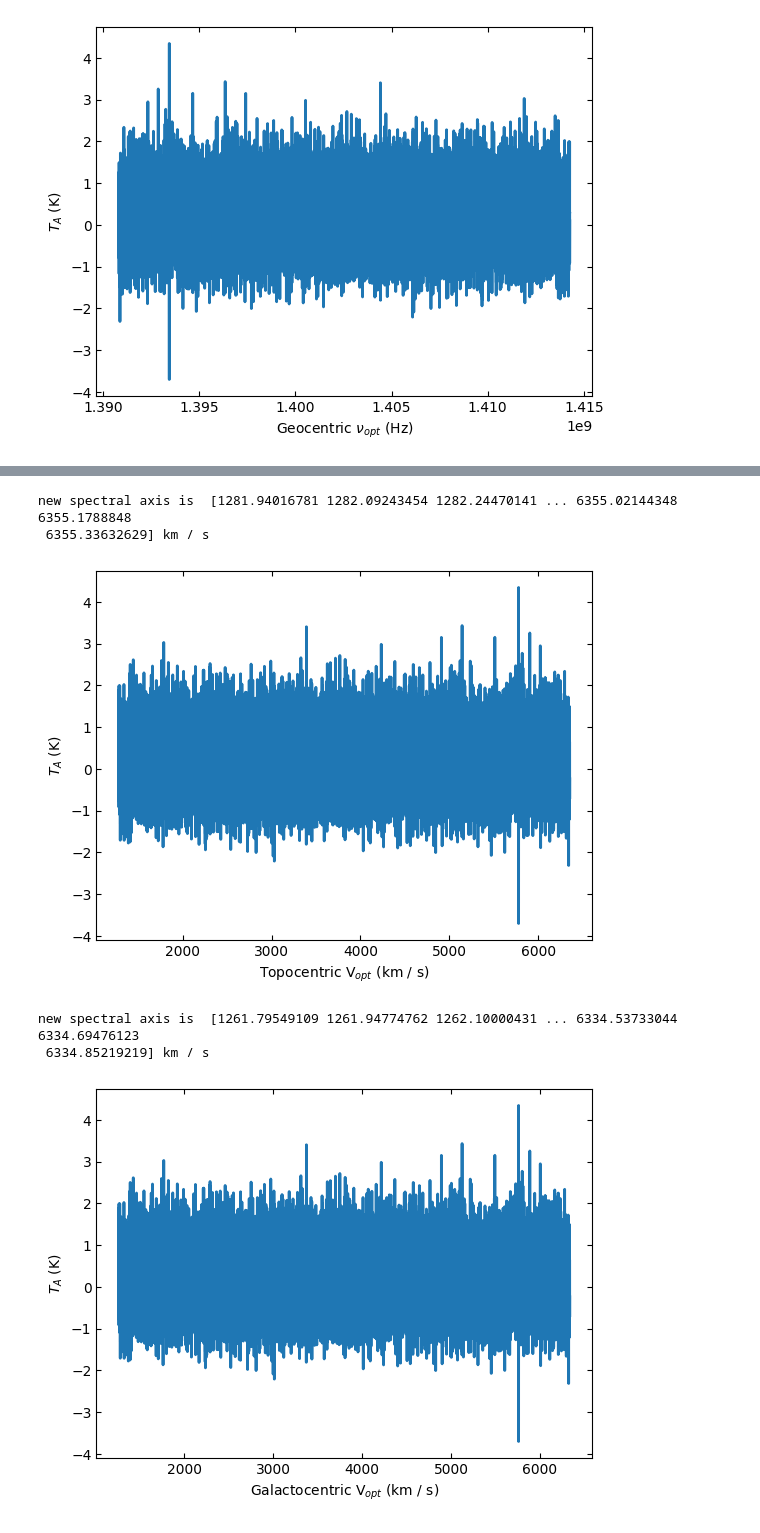
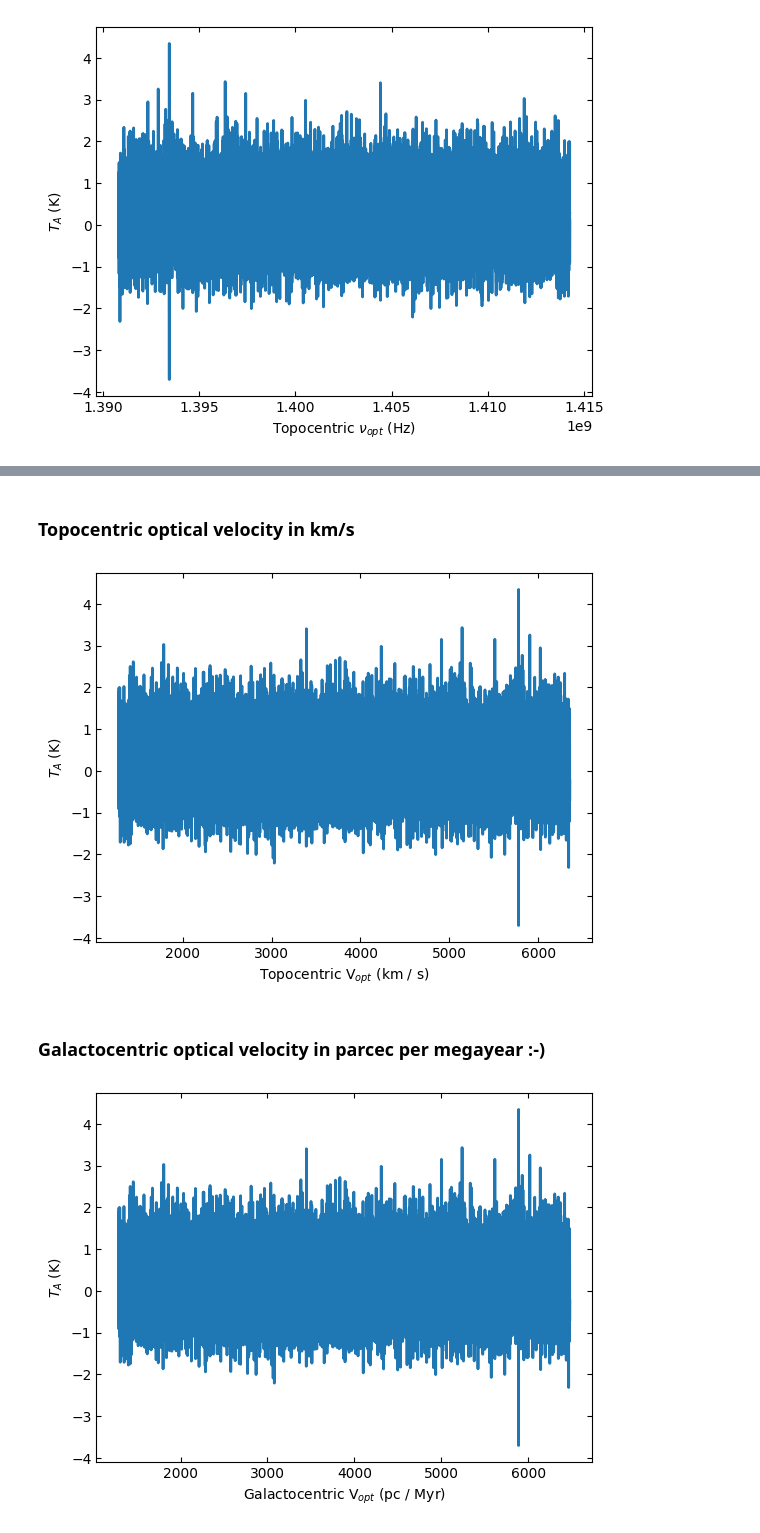
Before and after one commit to GreenBankObservatory/dysh, a Jupyter notebook: notebooks/developer/test_specplot.ipynb, the cells around one changed output, grey strips where cells are left out. Cells and saved outputs as stored; diff of their text form; code cells hidden in the pictures.

```diff
--- a/notebooks/developer/test_specplot.ipynb
+++ b/notebooks/developer/test_specplot.ipynb
@@ -7 +24,3 @@ from copy import deepcopy
+# %%
+data_path=util.get_project_testdata() / 'TGBT21A_501_11/TGBT21A_501_11.raw.vegas.fits'
 # %%
@@ -35,2 +34,0 @@ sp.with_frame('hcrs')
-# %%
-sp.set_frame('gcrs')
@@ -118,12 +61,12 @@ new spectral axis is  [1.41433565 1.41433494 1.41433422 ... 1.39089911 1.3908983
+# %% [markdown]
+### Topocentric optical velocity in km/s
 # %%
 sp.plot(xaxis_unit='km/s',vel_frame="topocentric")
 # %% [output]
-new spectral axis is  [1281.94016781 1282.09243454 1282.24470141 ... 6355.02144348 6355.1788848
- 6355.33632629] km / s
 [figure]
+# %% [markdown]
+### Galactocentric optical velocity in parcec per megayear :-)
 # %%
-sp.plot(xaxis_unit="km/s", vel_frame='galactocentric')
+sp.plot(xaxis_unit="pc/Myr", vel_frame='galactocentric')
 # %% [output]
-new spectral axis is  [1261.79549109 1261.94774762 1262.10000431 ... 6334.53733044 6334.69476123
- 6334.85219219] km / s
-[figure, old version]
+[figure, new version]
```
Also changed, not shown: parts of 32 cells of this notebook.
